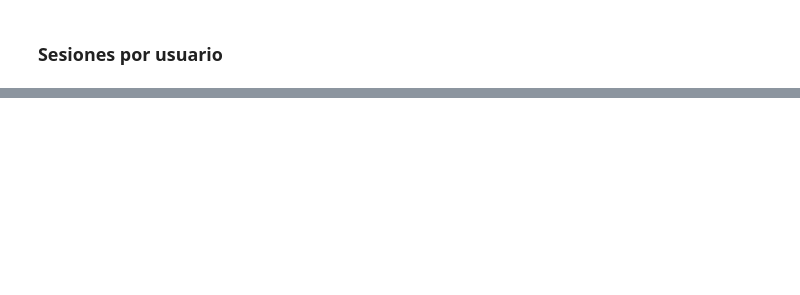
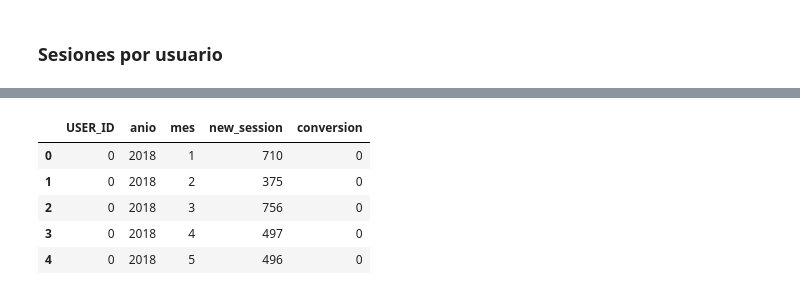
Before and after one commit to vpfarfan/pandas, a Jupyter notebook: EDA Vero.ipynb, the cells around one changed output, grey strips where cells are left out. Cells and saved outputs as stored; diff of their text form; code cells hidden in the pictures; blank space fills up the shorter version.

```diff
--- a/EDA Vero.ipynb
+++ b/EDA Vero.ipynb
@@ -165,0 +262,12 @@ data.loc[data['new_session']==1,['USER_ID', 'FEC_EVENT', 'PAGE']]['PAGE'].value_
+# %%
+grouped_data = data.groupby(['USER_ID','anio','mes'], as_index=False).agg({'new_session':'count', 'conversion':'sum'})
+grouped_data['conversion'] = np.where(grouped_data['conversion']> 0, 1, 0)
+# grouped_data = grouped_data.reset_index()
+grouped_data.head()
+# %% [output]
+|  | USER_ID | anio | mes | new_session | conversion |
+| 0 | 0 | 2018 | 1 | 710 | 0 |
+| 1 | 0 | 2018 | 2 | 375 | 0 |
+| 2 | 0 | 2018 | 3 | 756 | 0 |
+| 3 | 0 | 2018 | 4 | 497 | 0 |
+| 4 | 0 | 2018 | 5 | 496 | 0 |
```
Also changed, not shown: parts of 23 cells of this notebook.
